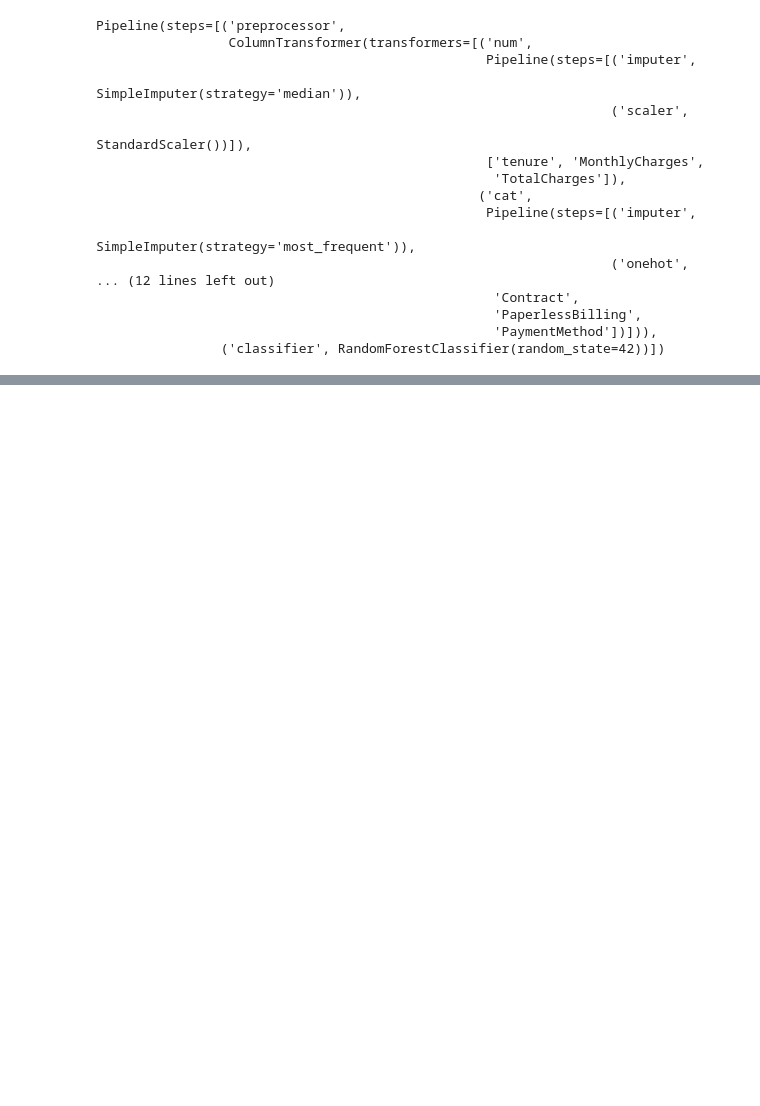
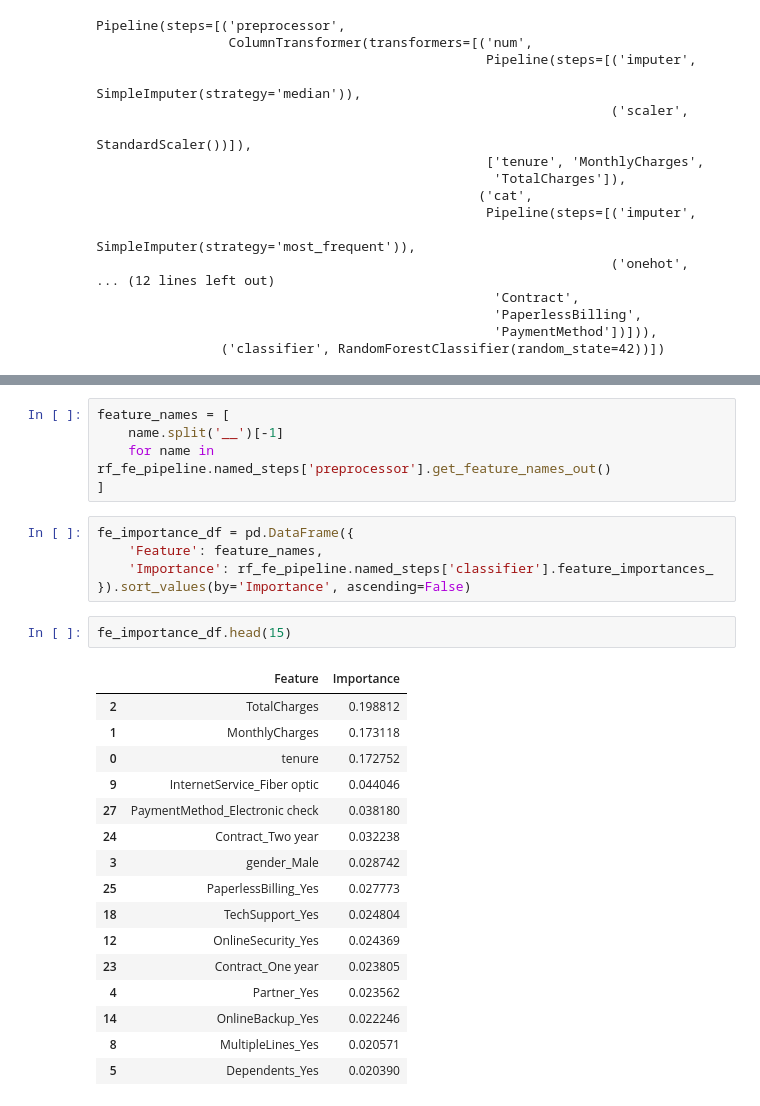
Before and after one commit to roaa-ashraf1/final_ml-_project, a Jupyter notebook: telco-churn-mlops/notebooks/01_preprocessing_and_feature_engineering.ipynb, the cells around one changed output, grey strips where cells are left out. Cells and saved outputs as stored; diff of their text form; blank space fills up the shorter version.

```diff
--- a/telco-churn-mlops/notebooks/01_preprocessing_and_feature_engineering.ipynb
+++ b/telco-churn-mlops/notebooks/01_preprocessing_and_feature_engineering.ipynb
@@ -265,0 +291,29 @@ Pipeline(steps=[('preprocessor',
+# %%
+feature_names = [
+    name.split('__')[-1]
+    for name in rf_fe_pipeline.named_steps['preprocessor'].get_feature_names_out()
+]
+# %%
+fe_importance_df = pd.DataFrame({
+    'Feature': feature_names,
+    'Importance': rf_fe_pipeline.named_steps['classifier'].feature_importances_
+}).sort_values(by='Importance', ascending=False)
+# %%
+fe_importance_df.head(15)
+# %% [output]
+|  | Feature | Importance |
+| 2 | TotalCharges | 0.198812 |
+| 1 | MonthlyCharges | 0.173118 |
+| 0 | tenure | 0.172752 |
+| 9 | InternetService_Fiber optic | 0.044046 |
+| 27 | PaymentMethod_Electronic check | 0.038180 |
+| 24 | Contract_Two year | 0.032238 |
+| 3 | gender_Male | 0.028742 |
+| 25 | PaperlessBilling_Yes | 0.027773 |
+| 18 | TechSupport_Yes | 0.024804 |
+| 12 | OnlineSecurity_Yes | 0.024369 |
+| 23 | Contract_One year | 0.023805 |
+| 4 | Partner_Yes | 0.023562 |
+| 14 | OnlineBackup_Yes | 0.022246 |
+| 8 | MultipleLines_Yes | 0.020571 |
+| 5 | Dependents_Yes | 0.020390 |
```
Also changed, not shown: parts of 3 cells of this notebook.
